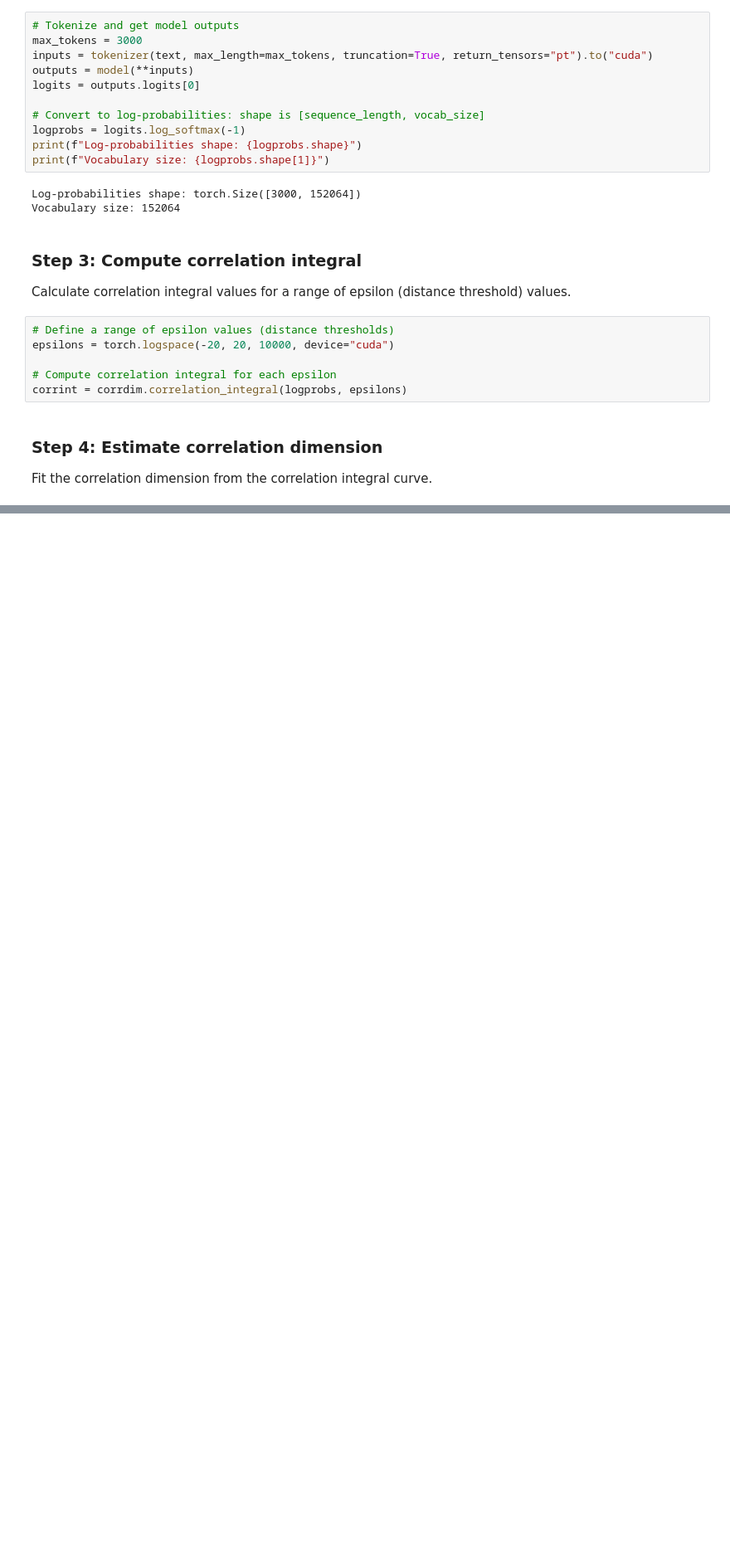
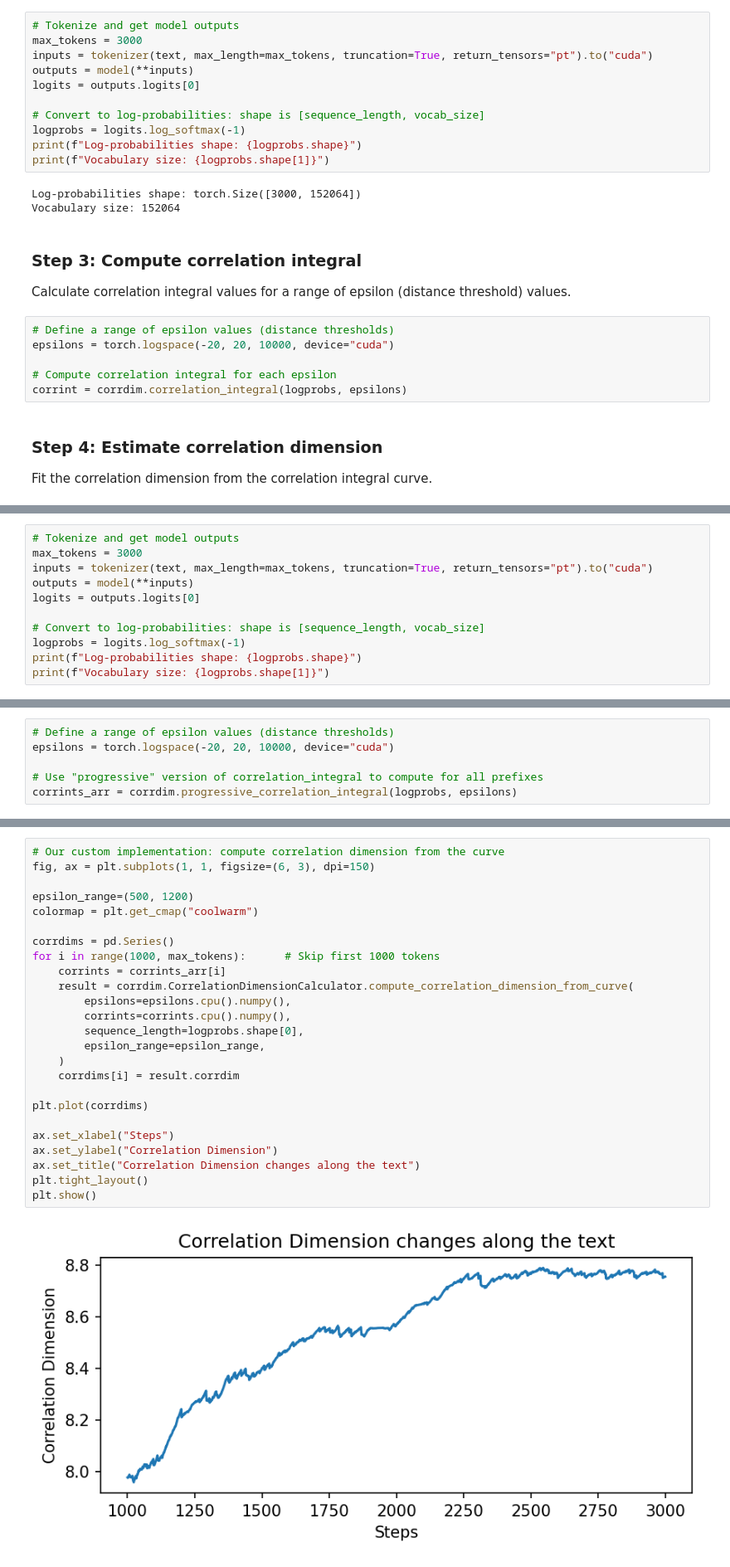
Before and after one commit to kduxin/corrdim, a Jupyter notebook: examples/basic_usage.ipynb, the cells around one changed output, grey strips where cells are left out. Shown at 83% size. Drawn from its saved outputs; the diff is of its cells as text; blank space fills up the shorter version.

```diff
--- a/examples/basic_usage.ipynb
+++ b/examples/basic_usage.ipynb
@@ -208,0 +243,11 @@ plt.show()
+# %%
+# Tokenize and get model outputs
+max_tokens = 3000
+inputs = tokenizer(text, max_length=max_tokens, truncation=True, return_tensors="pt").to("cuda")
+outputs = model(**inputs)
+logits = outputs.logits[0]
+
+# Convert to log-probabilities: shape is [sequence_length, vocab_size]
+logprobs = logits.log_softmax(-1)
+print(f"Log-probabilities shape: {logprobs.shape}")
+print(f"Vocabulary size: {logprobs.shape[1]}")
@@ -208,0 +259,6 @@ plt.show()
+# %%
+# Define a range of epsilon values (distance thresholds)
+epsilons = torch.logspace(-20, 20, 10000, device="cuda")
+
+# Use "progressive" version of correlation_integral to compute for all prefixes
+corrints_arr = corrdim.progressive_correlation_integral(logprobs, epsilons)
@@ -208,0 +267,27 @@ plt.show()
+# %%
+# Our custom implementation: compute correlation dimension from the curve
+fig, ax = plt.subplots(1, 1, figsize=(6, 3), dpi=150)
+
+epsilon_range=(500, 1200)
+colormap = plt.get_cmap("coolwarm")
+
+corrdims = pd.Series()
+for i in range(1000, max_tokens):      # Skip first 1000 tokens
+    corrints = corrints_arr[i]
+    result = corrdim.CorrelationDimensionCalculator.compute_correlation_dimension_from_curve(
+        epsilons=epsilons.cpu().numpy(),
+        corrints=corrints.cpu().numpy(),
+        sequence_length=logprobs.shape[0],
+        epsilon_range=epsilon_range,
+    )
+    corrdims[i] = result.corrdim
+
+plt.plot(corrdims)
+
+ax.set_xlabel("Steps")
+ax.set_ylabel("Correlation Dimension")
+ax.set_title("Correlation Dimension changes along the text")
+plt.tight_layout()
+plt.show()
+# %% [output]
+[figure, added]
```
Also changed, not shown: parts of 10 cells of this notebook.
